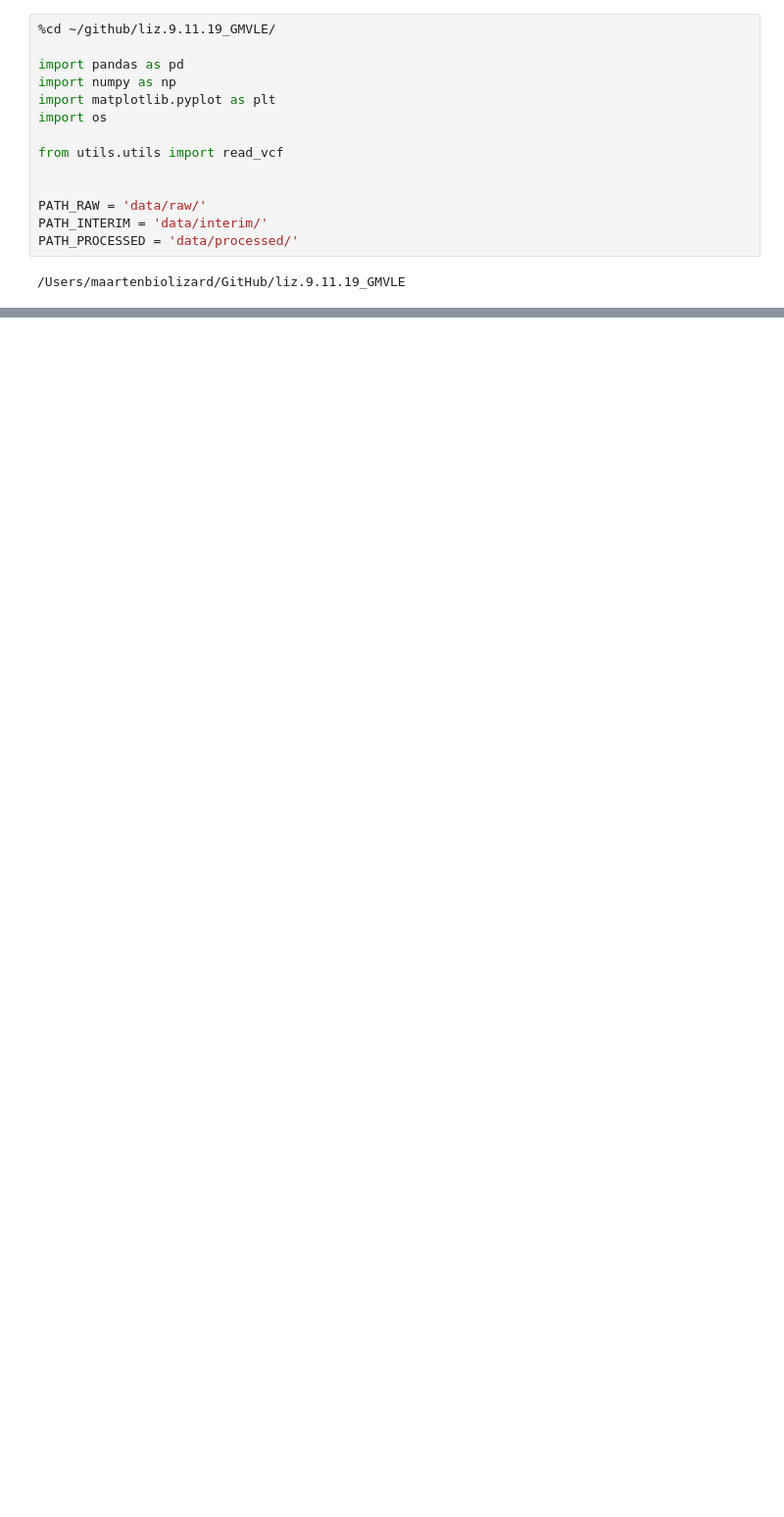
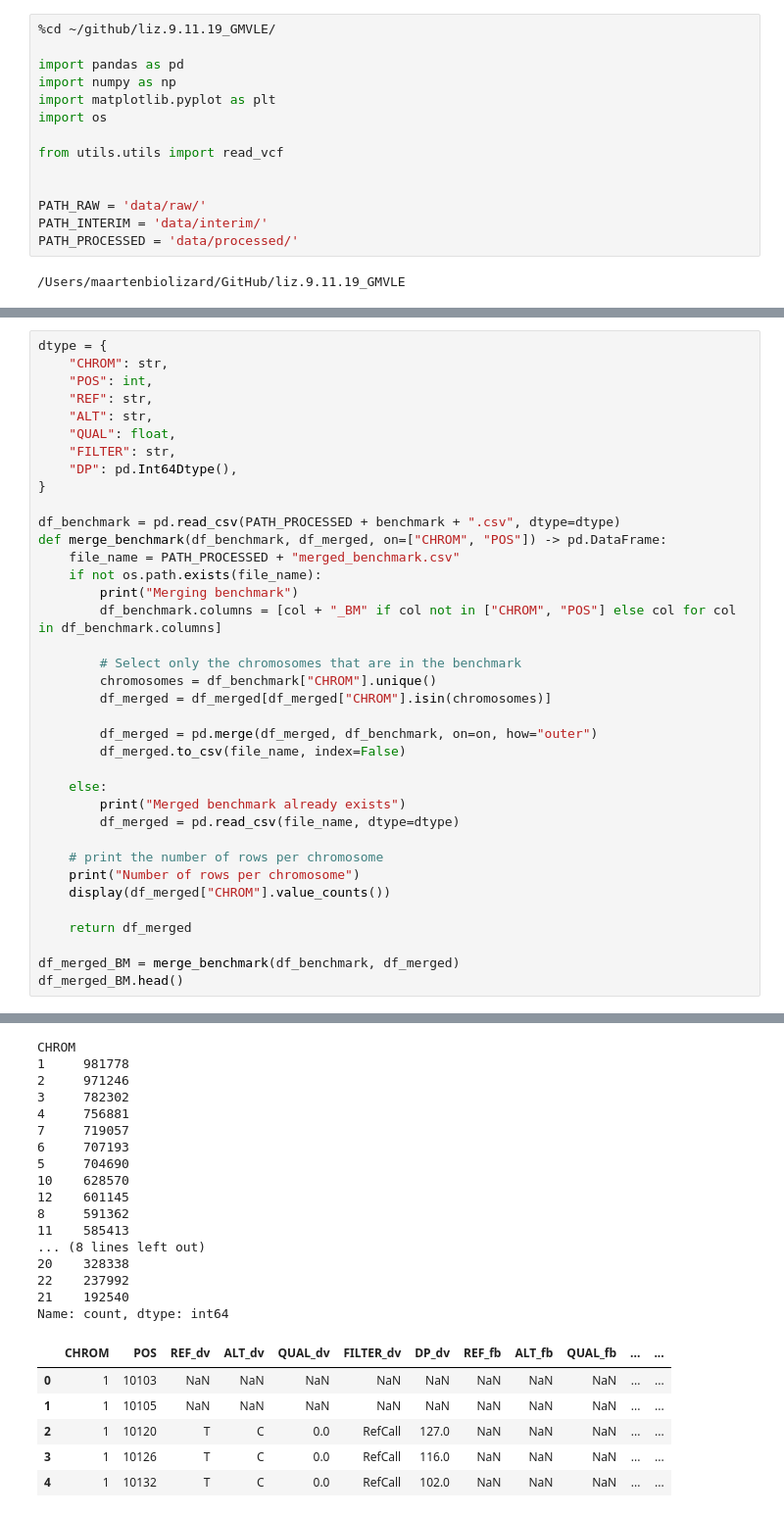
Before and after one commit to lizard-bio/liz.9.11.19_GMVLE, a Jupyter notebook: notebooks/data_exploration/vcf_files.ipynb, the cells around one changed output, grey strips where cells are left out. Shown at 98% size. Saved outputs shown, nothing was run; the diff lists cells and outputs as text; blank space fills up the shorter version.

```diff
--- a/notebooks/data_exploration/vcf_files.ipynb
+++ b/notebooks/data_exploration/vcf_files.ipynb
@@ -146,0 +226,38 @@ FORMAT column is not unique
+# %%
+dtype = {
+    "CHROM": str,
+    "POS": int,
+    "REF": str,
+    "ALT": str,
+    "QUAL": float,
+    "FILTER": str,
+    "DP": pd.Int64Dtype(),
+}
+
+df_benchmark = pd.read_csv(PATH_PROCESSED + benchmark + ".csv", dtype=dtype)
+def merge_benchmark(df_benchmark, df_merged, on=["CHROM", "POS"]) -> pd.DataFrame:
+    file_name = PATH_PROCESSED + "merged_benchmark.csv"
+    if not os.path.exists(file_name):
+        print("Merging benchmark")
+        df_benchmark.columns = [col + "_BM" if col not in ["CHROM", "POS"] else col for col in df_benchmark.columns]
+
+        # Select only the chromosomes that are in the benchmark
+        chromosomes = df_benchmark["CHROM"].unique()
+        df_merged = df_merged[df_merged["CHROM"].isin(chromosomes)]
+
+        df_merged = pd.merge(df_merged, df_benchmark, on=on, how="outer")
+        df_merged.to_csv(file_name, index=False)
+
+    else:
+        print("Merged benchmark already exists")
+        df_merged = pd.read_csv(file_name, dtype=dtype)
+
+    # print the number of rows per chromosome
+    print("Number of rows per chromosome")
+    display(df_merged["CHROM"].value_counts())
+
+    return df_merged
+
+df_merged_BM = merge_benchmark(df_benchmark, df_merged)
+df_merged_BM.head()
+# %% [output]
@@ -146,0 +266,23 @@ FORMAT column is not unique
+CHROM
+1     981778
+2     971246
+3     782302
+4     756881
+7     719057
+6     707193
+5     704690
+10    628570
+12    601145
+8     591362
+11    585413
+... (8 lines left out)
+20    328338
+22    237992
+21    192540
+Name: count, dtype: int64
+|  | CHROM | POS | REF_dv | ALT_dv | QUAL_dv | FILTER_dv | DP_dv | REF_fb | ALT_fb | QUAL_fb | ... | ... |
+| 0 | 1 | 10103 | NaN | NaN | NaN | NaN | NaN | NaN | NaN | NaN | ... | ... |
+| 1 | 1 | 10105 | NaN | NaN | NaN | NaN | NaN | NaN | NaN | NaN | ... | ... |
+| 2 | 1 | 10120 | T | C | 0.0 | RefCall | 127.0 | NaN | NaN | NaN | ... | ... |
+| 3 | 1 | 10126 | T | C | 0.0 | RefCall | 116.0 | NaN | NaN | NaN | ... | ... |
+| 4 | 1 | 10132 | T | C | 0.0 | RefCall | 102.0 | NaN | NaN | NaN | ... | ... |
```
Also changed, not shown: parts of 15 cells of this notebook.
